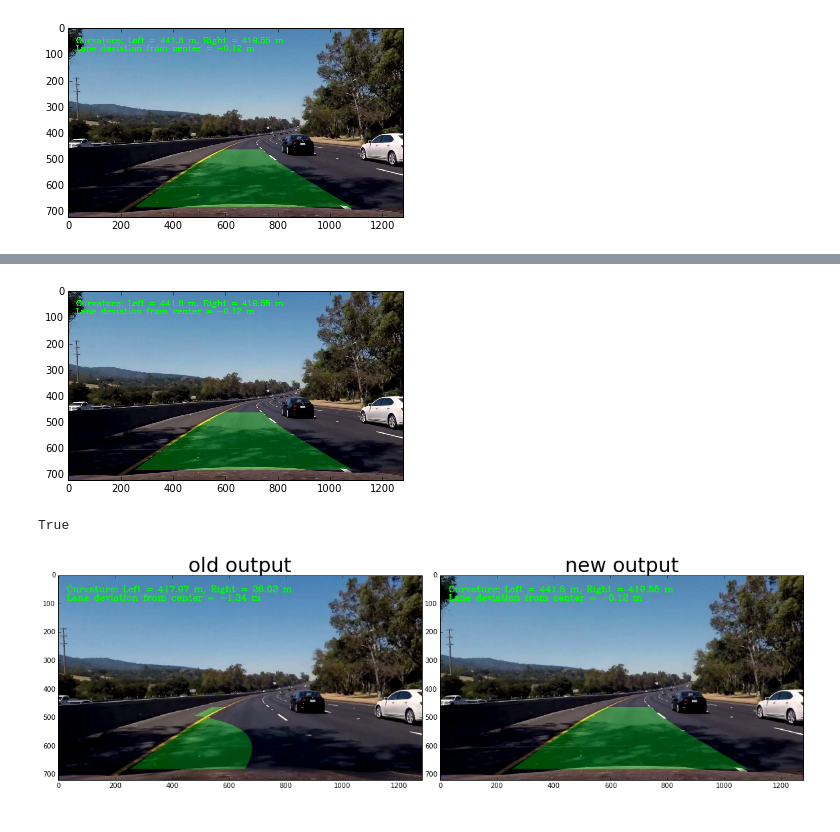
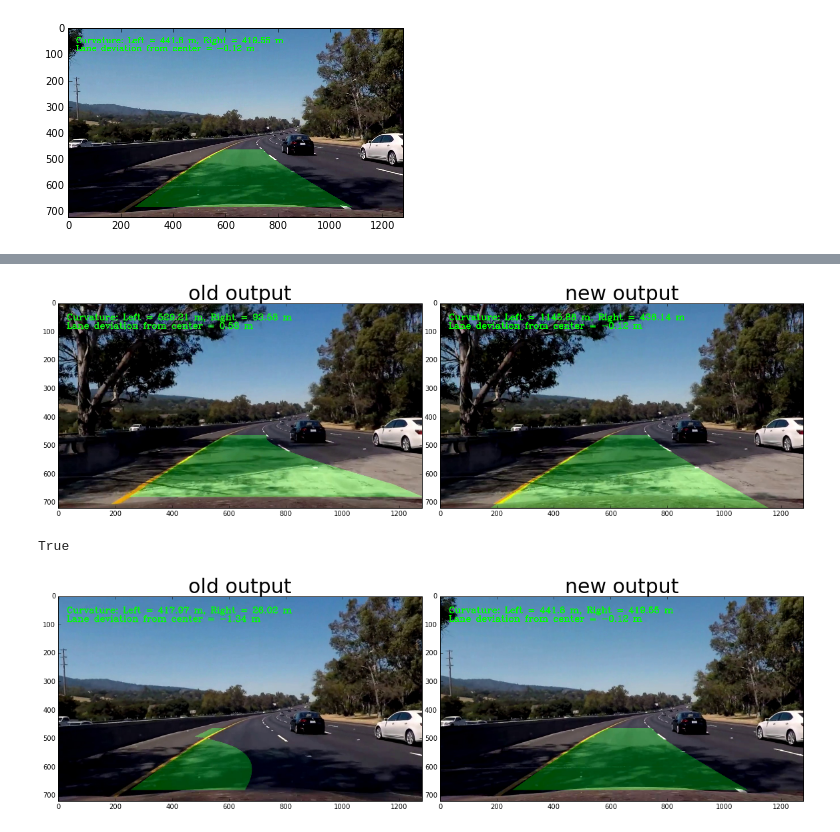
Before and after one commit to amiltonwong/CarND-Advanced-Lane-Lines, a Jupyter notebook: problem_debug.ipynb, the cells around one changed output, grey strips where cells are left out. Cells and saved outputs as stored; diff of their text form; code cells hidden in the pictures.

```diff
--- a/problem_debug.ipynb
+++ b/problem_debug.ipynb
@@ -68,14 +80,14 @@ def thresholded_binary(undistorted_img):
 # %%
 def get_src_dest_warp_img(image):
 
-	h,w = image.shape[:2]
+    h,w = image.shape[:2]
 
-	# define source and destination points for transform
-	src = np.float32([(575,464), (730,464), (280,682), (1100,682)])
+    # define source and destination points for transform
+    #src = np.float32([(575,464), (730,464), (280,682), (1100,682)])
+    src = np.float32([(575,464), (730,464), (230,h), (1150,h)])
+    dst = np.float32([(200,0), (w-200,0), (200,h), (w-200,h)])
 
-	dst = np.float32([(200,0), (w-200,0), (200,h), (w-200,h)])
-
-	return src, dst
+    return src, dst
 # %%
 def warp_image(img, src, dst):
 
@@ -324,7 +336,10 @@ plt.show()
 # %%
 ## debug
 # Run on a test image
-img = cv2.imread("problem_imgs/frame_001048.jpg")
+
+test_image = "frame_001038.jpg"
+old_image = "problem_output_imgs3/"+test_image
+img = cv2.imread("problem_imgs/" + test_image)
 img = cv2.cvtColor(img, cv2.COLOR_BGR2RGB)
 undistorted = undistort_image(img)
 plt.imshow(undistorted)
@@ -345,14 +360,20 @@ plt.show()
 # %%
 src, dst = get_src_dest_warp_img(img)
 binary_warped, _, Minv = warp_image(combined_binary, src, dst)
 left_fitx, right_fitx, ploty, l, r, d = find_lane_lines(binary_warped)
 lane_lines_img = draw_lanes_on_image(binary_warped, undistorted, Minv, left_fitx, right_fitx, ploty, l, r, d)
-plt.imshow(lane_lines_img)
+old_img = cv2.cvtColor(cv2.imread(old_image), cv2.COLOR_BGR2RGB)
+f, (ax1, ax2) = plt.subplots(1, 2, figsize=(20,10))
+f.subplots_adjust(hspace = .2, wspace=.05)
+ax1.imshow(old_img)
+ax1.set_title('old output', fontsize=30)
+ax2.imshow(lane_lines_img)
+ax2.set_title('new output', fontsize=30)
 plt.show()
 lane_lines_img = cv2.cvtColor(lane_lines_img, cv2.COLOR_RGB2BGR)
-cv2.imwrite('problem_output_imgs/correct_frame_001049.jpg', lane_lines_img)
+cv2.imwrite('problem_output_imgs/correct_'+ test_image, lane_lines_img)
 # %% [output]
-[figure, old version]
+[figure, new version]
 True
 # %%
 lane_lines_img = cv2.cvtColor(lane_lines_img, cv2.COLOR_BGR2RGB)
```
Also changed, not shown: parts of 4 cells of this notebook, 15 other files.
